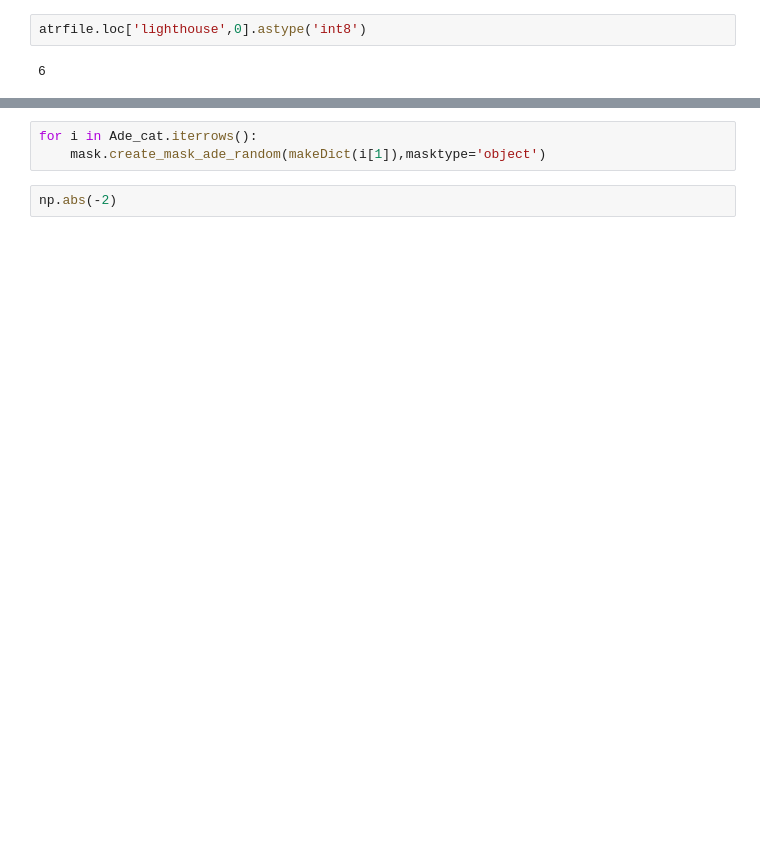
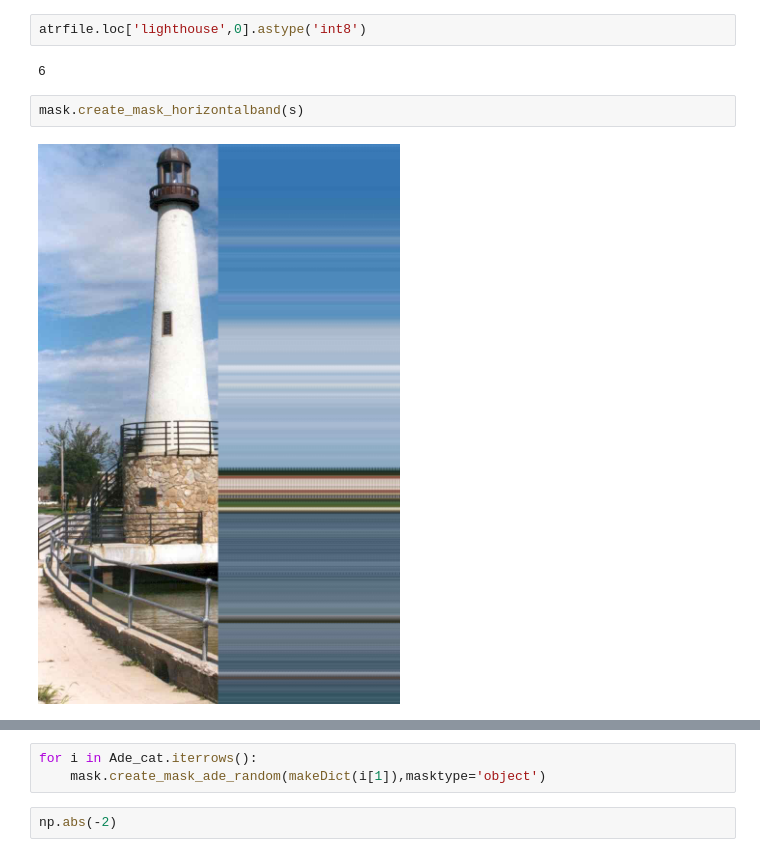
Before and after one commit to cm296/code-00-buildMasks, a Jupyter notebook: Untitled.ipynb, the cells around one changed output, grey strips where cells are left out. Saved outputs shown, nothing was run; the diff lists cells and outputs as text; blank space fills up the shorter version.

```diff
--- a/Untitled.ipynb
+++ b/Untitled.ipynb
@@ -57,6 +111,10 @@ atrfile
 atrfile.loc['lighthouse',0].astype('int8')
 # %% [output]
 6
+# %%
+mask.create_mask_horizontalband(s)
+# %% [output]
+[figure, added]
 # %%
 mask2.create_mask_ade_random(s)
 # %% [output]
```
Also changed, not shown: parts of 20 cells of this notebook, 7 other files.
